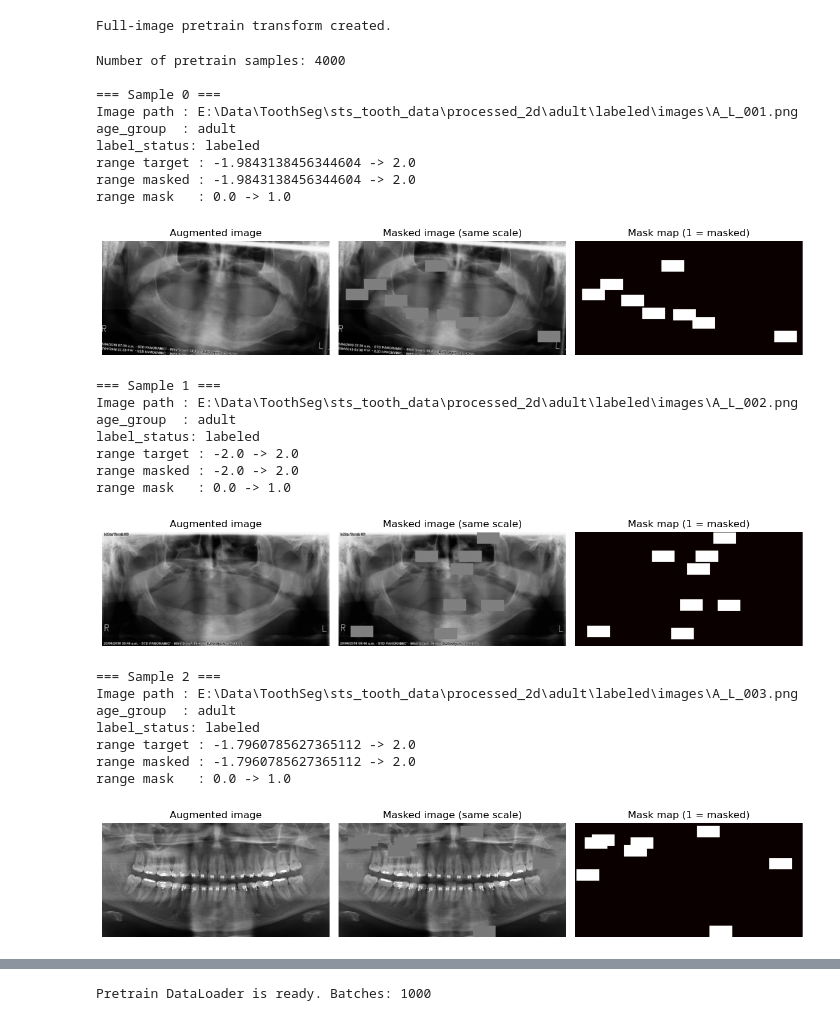
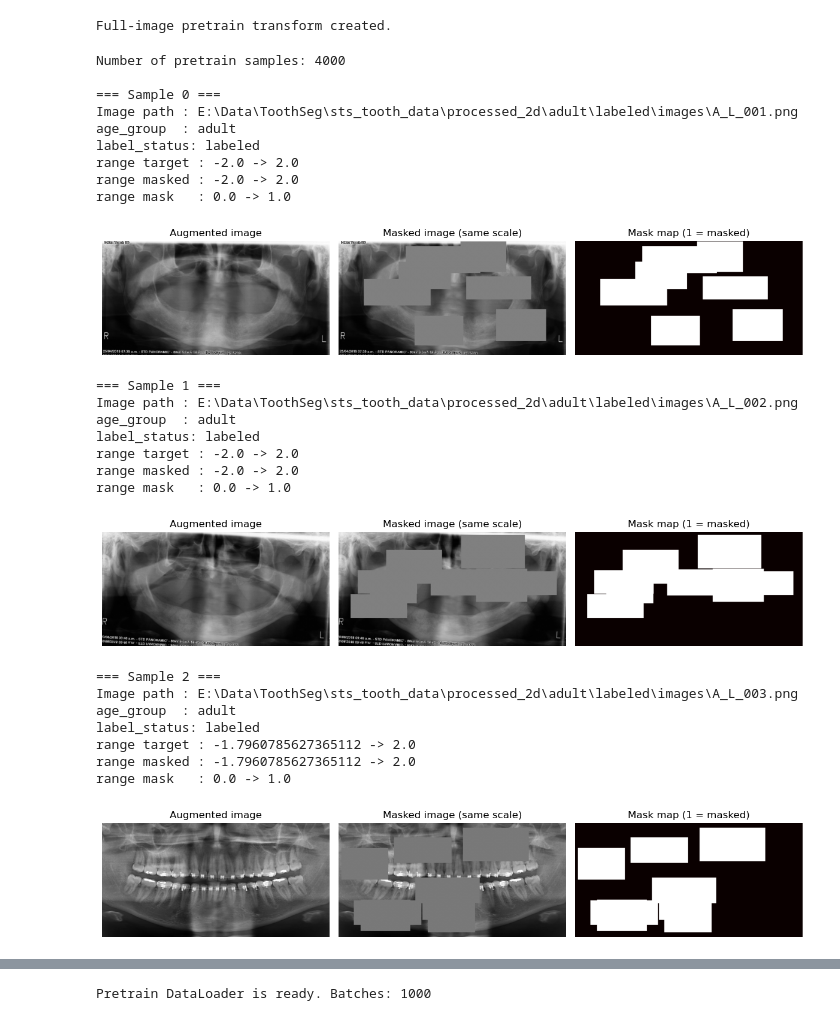
Before and after one commit to Linkbreathe/DL4CR, a Jupyter notebook: Full_Image_Pretrain.ipynb, the cells around one changed output, grey strips where cells are left out. Cells and saved outputs as stored; diff of their text form; code cells hidden in the pictures.

Commit message:
The naming convention for the full image pretrain has changed, and the mask area size has changed to 32-72%.

```diff
--- a/Full_Image_Pretrain.ipynb
+++ b/Full_Image_Pretrain.ipynb
@@ -251,8 +251,9 @@ def random_block_mask(
     height: int,
     width: int,
     num_blocks: int = 8,
-    min_block_fraction: float = 0.1,
-    max_block_fraction: float = 0.1,
+    # Theoretical minimum total area: 8 × 4.0% = 32.0% Theoretical maximum total area: 8 × 9.0% = 72.0%
+    min_block_fraction: float = 0.2,
+    max_block_fraction: float = 0.3,
 ) -> np.ndarray:
     """
     Generate a random block mask (H, W) in {0.0, 1.0},
@@ -303,7 +304,7 @@ class FullImagePretrainDataset(Dataset):
         df_pretrain: pd.DataFrame,
         transform: A.Compose,
         num_blocks: int = 8,
-        min_block_fraction: float = 0.1,
+        min_block_fraction: float = 0.2,
         max_block_fraction: float = 0.3,
     ):
         self.df = df_pretrain.reset_index(drop=True)
@@ -360,8 +361,8 @@ pretrain_dataset = FullImagePretrainDataset(
     df_pretrain=df_pretrain,
     transform=pretrain_transform,
     num_blocks=8,
-    min_block_fraction=0.1,
-    max_block_fraction=0.1,
+    min_block_fraction=0.2,
+    max_block_fraction=0.3,
 )
 
 print("Number of pretrain samples:", len(pretrain_dataset))
@@ -393,37 +394,37 @@ for i in range(NUM_VIS_SAMPLES):
 
     axes[0].imshow(target_np, cmap="gray")
     axes[0].set_title("Augmented image")
     axes[0].axis("off")
 
     axes[1].imshow(masked_np, cmap="gray", vmin=vmin, vmax=vmax)
     axes[1].set_title("Masked image (same scale)")
     axes[1].axis("off")
 
     axes[2].imshow(mask_np, cmap="hot", vmin=0, vmax=1)
     axes[2].set_title("Mask map (1 = masked)")
     axes[2].axis("off")
 
     plt.tight_layout()
     plt.show()
 # %% [output]
 Number of pretrain samples: 4000
 
 === Sample 0 ===
 Image path : E:\Data\ToothSeg\sts_tooth_data\processed_2d\adult\labeled\images\A_L_001.png
 age_group  : adult
 label_status: labeled
-range target : -1.9843138456344604 -> 2.0
-range masked : -1.9843138456344604 -> 2.0
+range target : -2.0 -> 2.0
+range masked : -2.0 -> 2.0
 range mask   : 0.0 -> 1.0
-[figure, old version]
+[figure, new version]
 === Sample 1 ===
 Image path : E:\Data\ToothSeg\sts_tooth_data\processed_2d\adult\labeled\images\A_L_002.png
 age_group  : adult
 label_status: labeled
 range target : -2.0 -> 2.0
 range masked : -2.0 -> 2.0
 range mask   : 0.0 -> 1.0
-[figure, old version]
+[figure, new version]
 === Sample 2 ===
 Image path : E:\Data\ToothSeg\sts_tooth_data\processed_2d\adult\labeled\images\A_L_003.png
 age_group  : adult
@@ -431,7 +432,7 @@ label_status: labeled
 range target : -1.7960785627365112 -> 2.0
 range masked : -1.7960785627365112 -> 2.0
 range mask   : 0.0 -> 1.0
-[figure, old version]
+[figure, new version]
 # %%
 # ## 8. 2D U-Net model definition
 #
```
Also changed, not shown: parts of 6 cells of this notebook, 2 other files.
